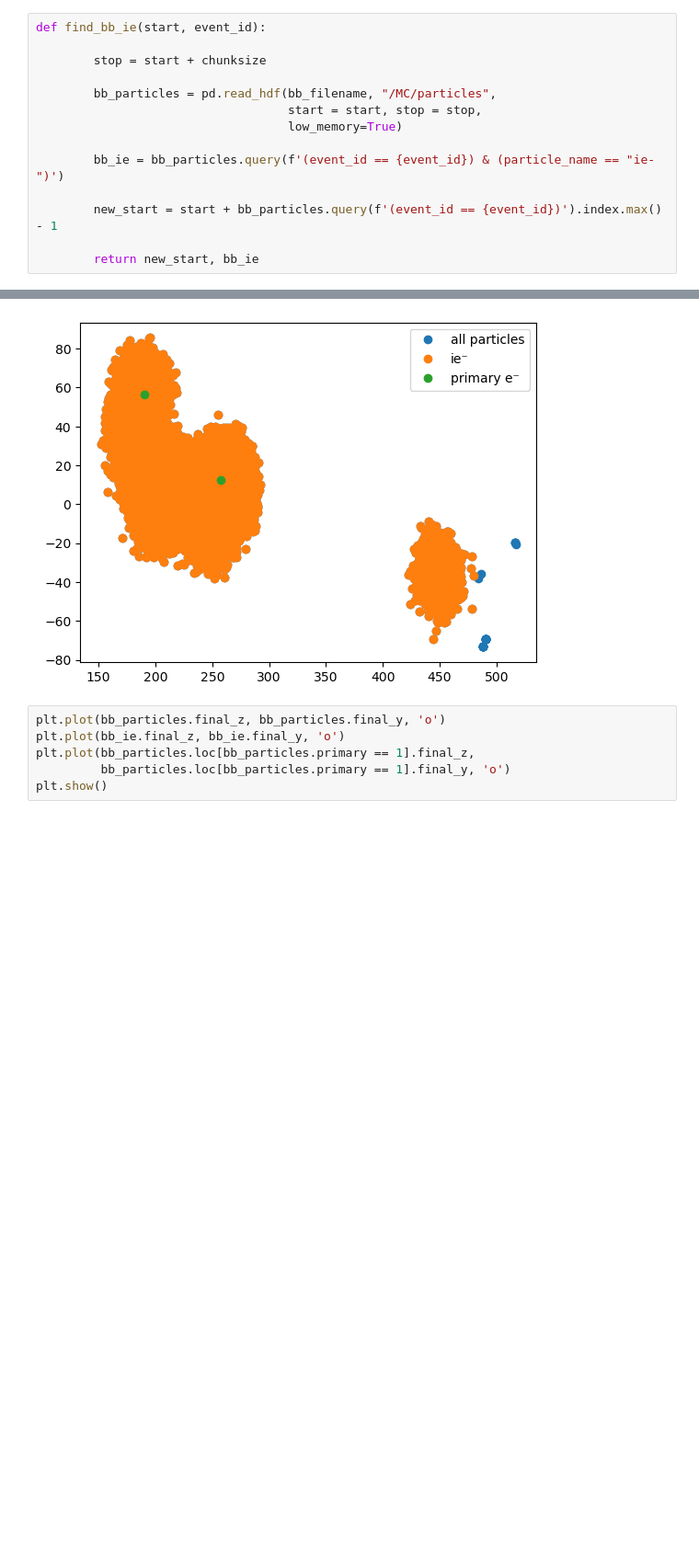
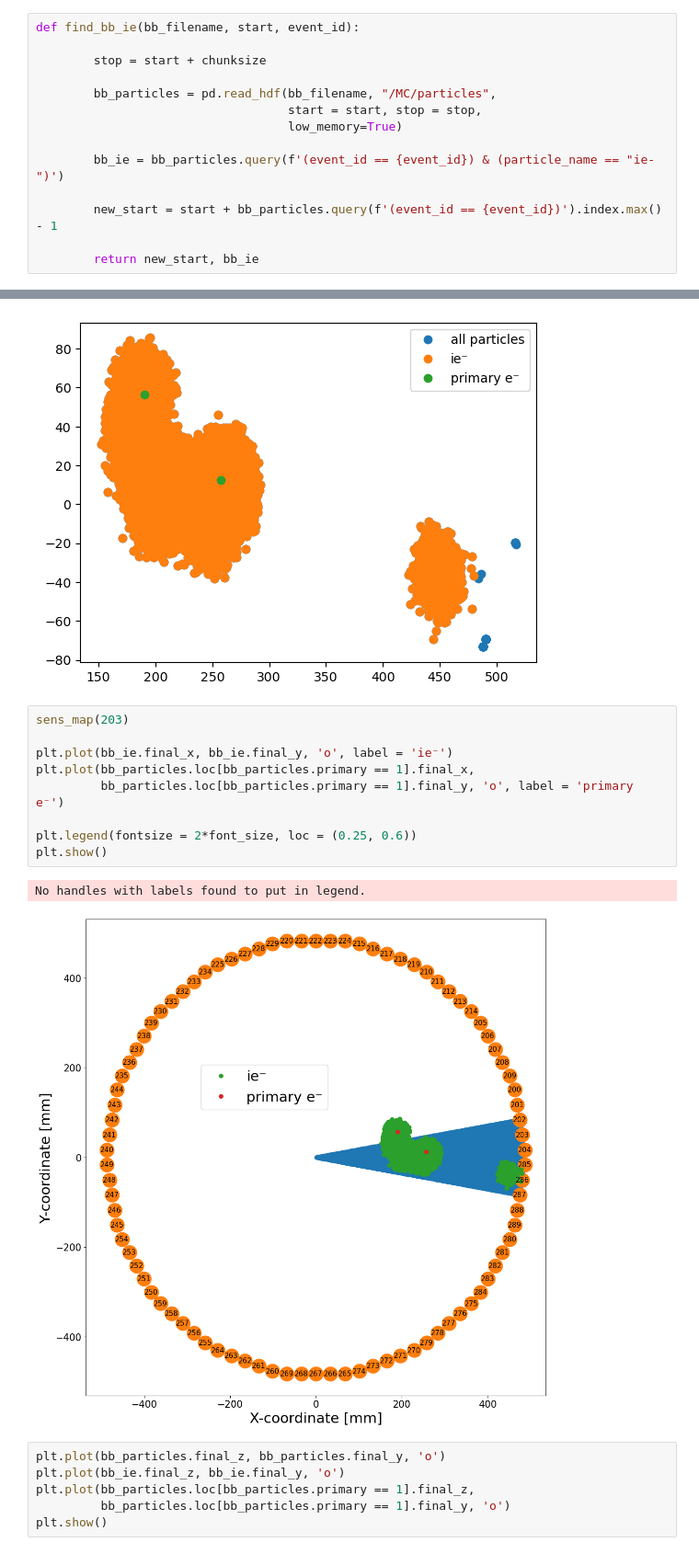
Before and after one commit to mariandbt/python, a Jupyter notebook: notebooks/20231220_NEXT100_offlineS2simulation_optimized.ipynb, the cells around one changed output, grey strips where cells are left out. Shown at 92% size. Cells and saved outputs as stored; diff of their text form; blank space fills up the shorter version.

```diff
--- a/notebooks/20231220_NEXT100_offlineS2simulation_optimized.ipynb
+++ b/notebooks/20231220_NEXT100_offlineS2simulation_optimized.ipynb
@@ -292,7 +315,7 @@ def build_particle_dict(bb_ie):
 
     return tt_dict, xx_dict, yy_dict, rr_dict, alpha_dict, rot_dict, new_xx_dict, new_yy_dict
 # %%
-def find_bb_ie(start, event_id):
+def find_bb_ie(bb_filename, start, event_id):
 
         stop = start + chunksize
 
@@ -356,6 +396,18 @@ plt.legend()
 plt.show()
 # %% [output]
 [figure]
+# %%
+sens_map(203)
+
+plt.plot(bb_ie.final_x, bb_ie.final_y, 'o', label = 'ie⁻')
+plt.plot(bb_particles.loc[bb_particles.primary == 1].final_x,
+         bb_particles.loc[bb_particles.primary == 1].final_y, 'o', label = 'primary e⁻')
+
+plt.legend(fontsize = 2*font_size, loc = (0.25, 0.6))
+plt.show()
+# %% [output]
+No handles with labels found to put in legend.
+[figure, added]
 # %%
 plt.plot(bb_particles.final_z, bb_particles.final_y, 'o')
 plt.plot(bb_ie.final_z, bb_ie.final_y, 'o')
```
Also changed, not shown: parts of 16 cells of this notebook, 7 other files.
